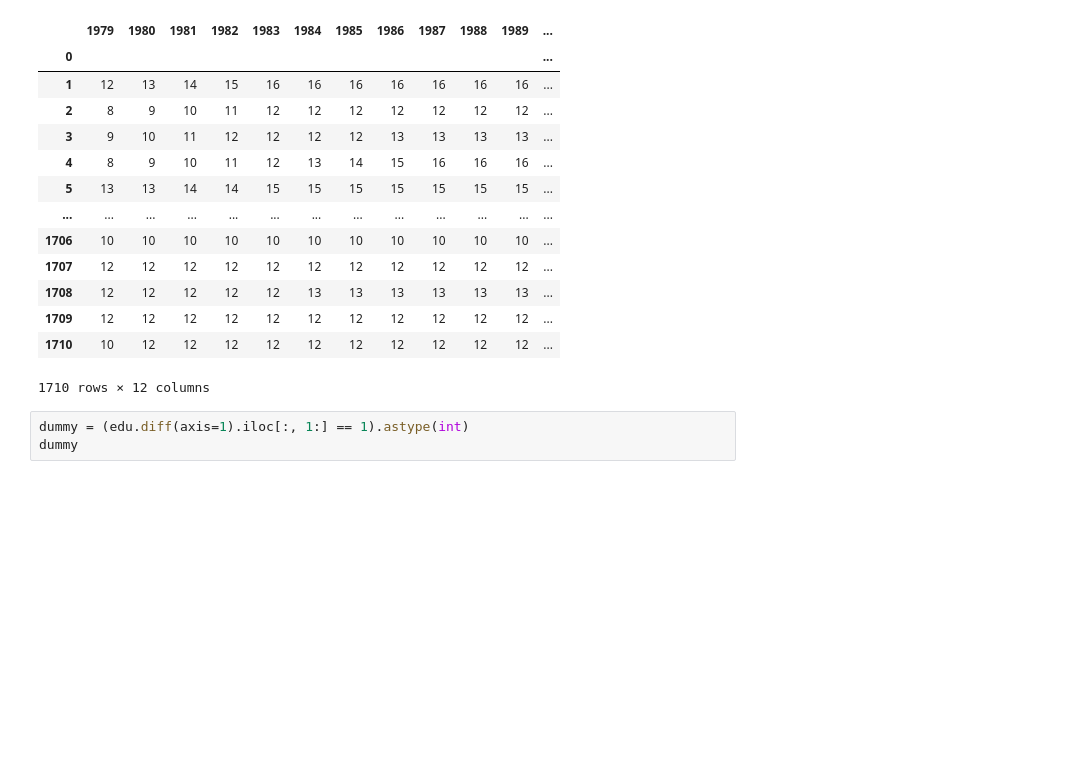
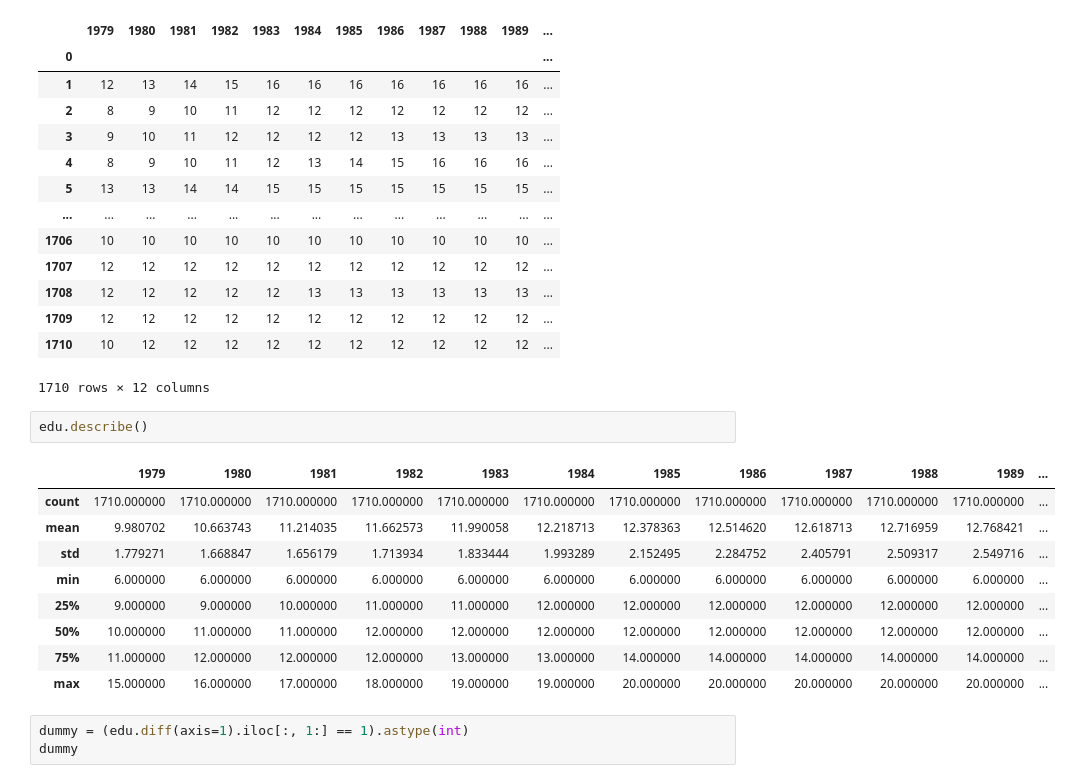
Before and after one commit to fls808/Dynamic-Programming, a Jupyter notebook: Data.ipynb, the cells around one changed output. Saved outputs shown, nothing was run; the diff lists cells and outputs as text; blank space fills up the shorter version.

```diff
--- a/Data.ipynb
+++ b/Data.ipynb
@@ -122,6 +122,18 @@ edu
 | 1709 | 12 | 12 | 12 | 12 | 12 | 12 | 12 | 12 | 12 | 12 | 12 | ... |
 | 1710 | 10 | 12 | 12 | 12 | 12 | 12 | 12 | 12 | 12 | 12 | 12 | ... |
 1710 rows × 12 columns
+# %%
+edu.describe()
+# %% [output]
+|  | 1979 | 1980 | 1981 | 1982 | 1983 | 1984 | 1985 | 1986 | 1987 | 1988 | 1989 | ... |
+| count | 1710.000000 | 1710.000000 | 1710.000000 | 1710.000000 | 1710.000000 | 1710.000000 | 1710.000000 | 1710.000000 | 1710.000000 | 1710.000000 | 1710.000000 | ... |
+| mean | 9.980702 | 10.663743 | 11.214035 | 11.662573 | 11.990058 | 12.218713 | 12.378363 | 12.514620 | 12.618713 | 12.716959 | 12.768421 | ... |
+| std | 1.779271 | 1.668847 | 1.656179 | 1.713934 | 1.833444 | 1.993289 | 2.152495 | 2.284752 | 2.405791 | 2.509317 | 2.549716 | ... |
+| min | 6.000000 | 6.000000 | 6.000000 | 6.000000 | 6.000000 | 6.000000 | 6.000000 | 6.000000 | 6.000000 | 6.000000 | 6.000000 | ... |
+| 25% | 9.000000 | 9.000000 | 10.000000 | 11.000000 | 11.000000 | 12.000000 | 12.000000 | 12.000000 | 12.000000 | 12.000000 | 12.000000 | ... |
+| 50% | 10.000000 | 11.000000 | 11.000000 | 12.000000 | 12.000000 | 12.000000 | 12.000000 | 12.000000 | 12.000000 | 12.000000 | 12.000000 | ... |
+| 75% | 11.000000 | 12.000000 | 12.000000 | 12.000000 | 13.000000 | 13.000000 | 14.000000 | 14.000000 | 14.000000 | 14.000000 | 14.000000 | ... |
+| max | 15.000000 | 16.000000 | 17.000000 | 18.000000 | 19.000000 | 19.000000 | 20.000000 | 20.000000 | 20.000000 | 20.000000 | 20.000000 | ... |
 # %%
 dummy = (edu.diff(axis=1).iloc[:, 1:] == 1).astype(int)
 dummy
```
Also changed, not shown: parts of 1 cell of this notebook, 3 other files.
